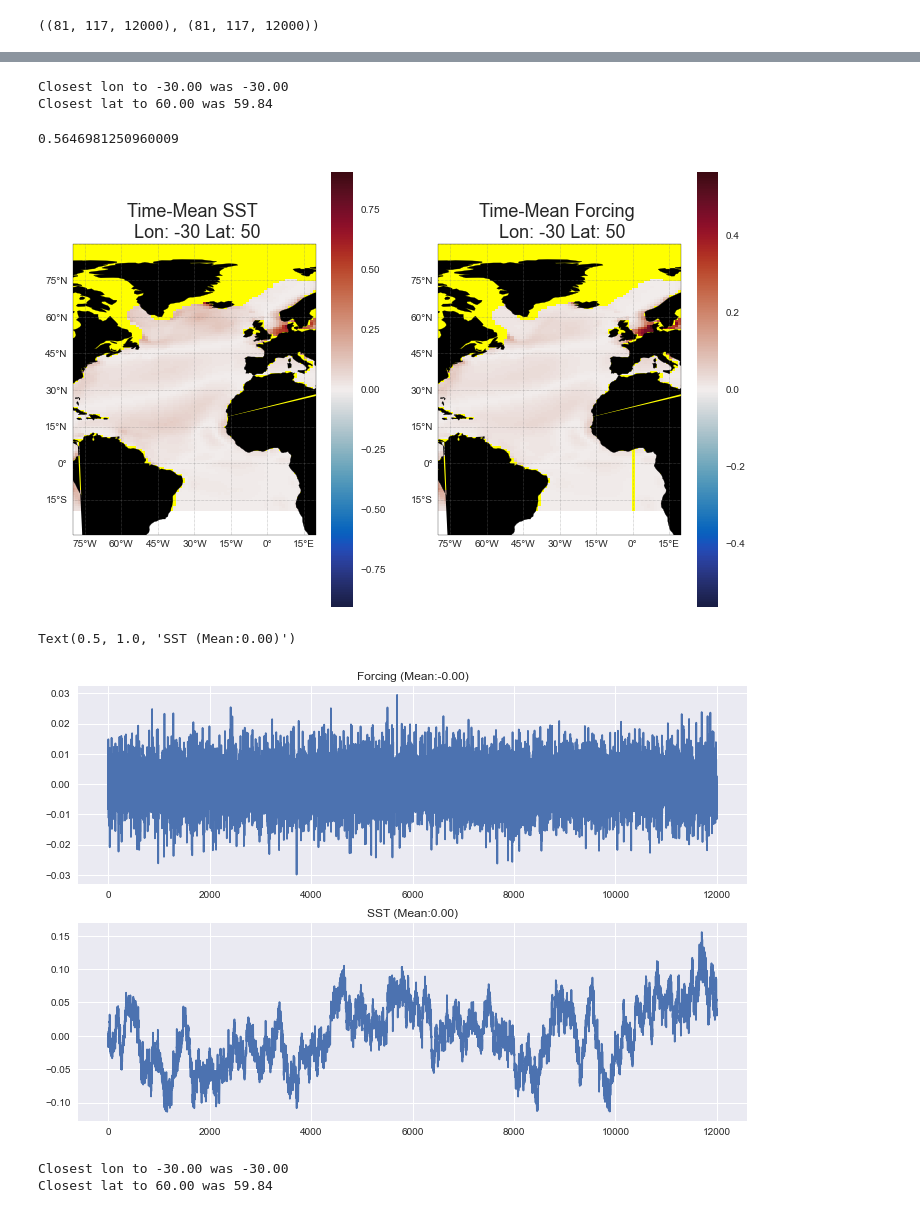
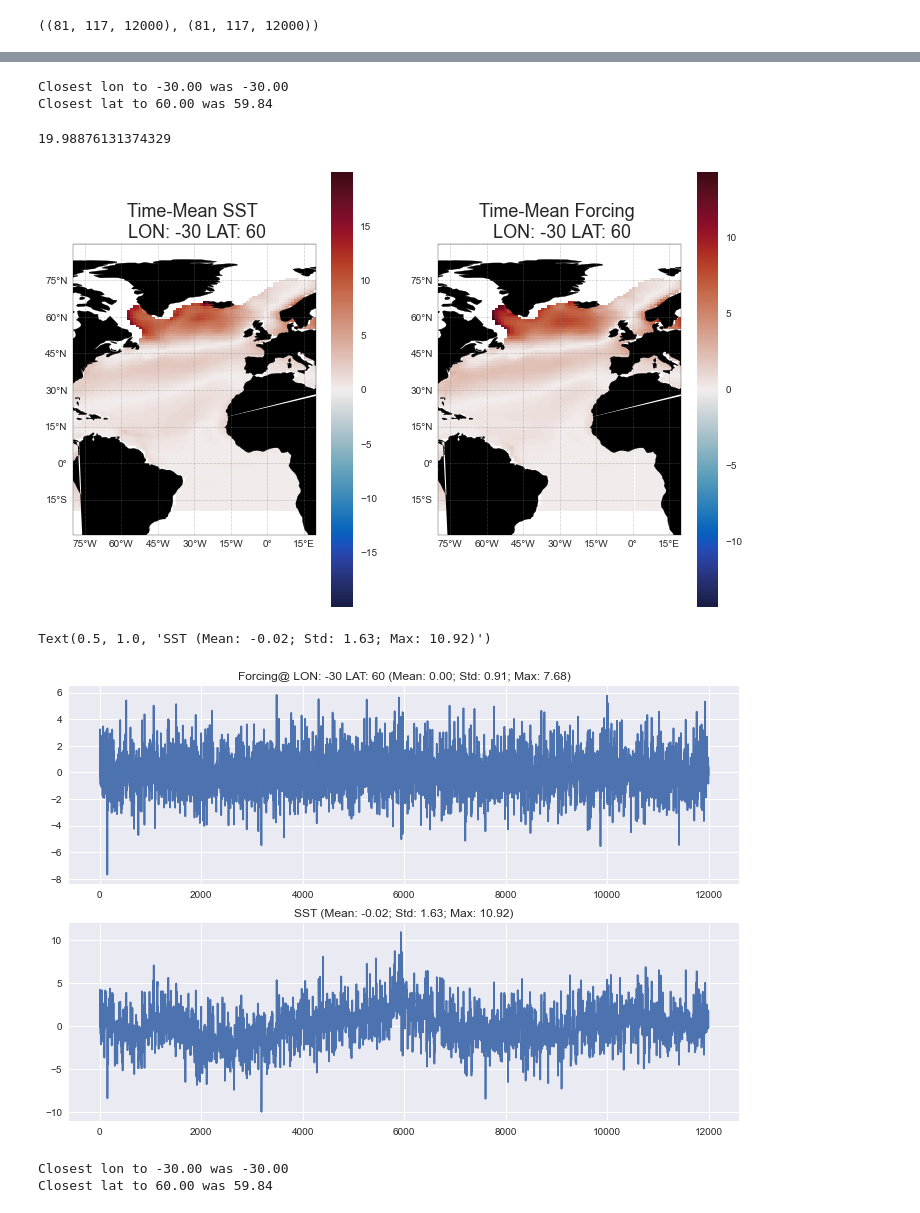
Before and after one commit to glennliu265/stochmod, a Jupyter notebook: explore_stochmod.ipynb, the cells around one changed output, grey strips where cells are left out. Saved outputs shown, nothing was run; the diff lists cells and outputs as text; code cells hidden in the pictures.

Commit message:
Updated explore_stochmod
Updated explore_stochmod to visualize the data, output by the edited stochmod_region code

```diff
--- a/explore_stochmod.ipynb
+++ b/explore_stochmod.ipynb
@@ -87,9 +90,12 @@ lonf    = -30
 latf    = 50
 
 # Experiment Settings
-entrain  = 1 # 0 = no entrain; 1 = entrain
-hvarmode = 2 # 0 = fixed mld ; 1 = max mld; 2 = clim mld
-funiform = 2 # 0 = nonuniform; 1 = uniform; 2 = NAO-like
+entrain  = 1     # 0 = no entrain; 1 = entrain
+hvarmode = 2     # 0 = fixed mld ; 1 = max mld; 2 = clim mld
+funiform = 2     # 0 = nonuniform; 1 = uniform; 2 = NAO-like
+nyrs     = 1000  # Number of years the experiment was run
+runid    = "000" # Run ID for white noise sequence
+
 
 # Autocorrelation Parameters
 kmon       = 2                 # Lag 0 base month
@@ -130,8 +136,18 @@ mld.shape,kprevall.shape
 ((288, 192, 12), (288, 192, 12))
 # %%
 # Load Experimental data
-sst = np.load(datpath+"stoch_output_1000yr_funiform%i_entrain%i_hvar%i.npy"%(funiform,entrain,hvarmode))
-forcing = np.load(datpath+"stoch_output_1000yr_funiform%i_Forcing.npy"%(funiform))
+if entrain == 1:
+    sst = np.load(datpath+"stoch_output_%iyr_funiform%i_entrain%i_run%s.npy"%(nyrs,funiform,entrain,runid))
+else:
+    sst = np.load(datpath+"stoch_output_%iyr_funiform%i_entrain%i_run%s.npy"%(nyrs,funiform,entrain,runid),allow_pickle=True)
+    sst = sst.item().get(hvarmode)
+
+
+# Load in Forcing
+forcing = np.load(datpath+"stoch_output_%iyr_funiform%i_run%s_Forcing.npy"%(nyrs,funiform,runid),allow_pickle=True)
+forcing = forcing.item().get(hvarmode)
+
+
 lonr = np.load(datpath+"lon.npy")
 latr = np.load(datpath+"lat.npy")
 
@@ -172,6 +188,8 @@ tmax = np.nanmax(np.abs(sstmean))
 
 latf=60
 lonf=-30
+loc_figtitle = "LON: %02d LAT: %02d" % (lonf,latf)
+
 
 klon,klat = find_latlon(lonf,latf,lonr,latr)
 
@@ -192,7 +210,7 @@ ax2 = axs[1]
 ax2 = init_map(bbox,ax=ax2)
 #pcm2 = ax2.contourf(lonr,latr,forcingmean,cint,cmap=cmbal)
 pcm2 = ax2.pcolormesh(lonr,latr,forcingmean,cmap=cmbal,vmin=-1*fmax,vmax=fmax)
-tar = ax2.plot(lonr[klon],latr[klat],marker="+",markersize=2,label="target",color="black")
+tar = ax2.plot(lonr[klon],latr[klat],marker="+",markersize=20,label="target",color="black")
 ax2.set_title("Time-Mean Forcing \n %s" % loc_figtitle,fontsize=18)
 plt.colorbar(pcm2,ax=ax2)
 # %% [output]
@@ -238,32 +256,38 @@ tar = ax2.plot(lonr[klon],latr[klat],marker="+",markersize=2,label="target",colo
 ax2.set_title("Time-Mean Forcing \n %s" % loc_figtitle,fontsize=18)
 plt.colorbar(pcm2,ax=ax2)
 
-fmax
+tmax
 # %% [output]
 Closest lon to -30.00 was -30.00
 Closest lat to 60.00 was 59.84
-0.5646981250960009
+19.98876131374329
-[figure, old version]
+[figure, new version]
 # %%
 # Plot Timeseries for that point
 fts = forcing[klon,klat,:]
 sstts = sst[klon,klat,:]
 
 tmean = np.nanmean(sstts)
 fmean = np.nanmean(fts)
+tstd  = np.nanstd(sstts)
+fstd  = np.nanstd(fts)
+tmax  = np.nanmax(np.abs(sstts))
+fmax  = np.nanmax(np.abs(fts))
+
+
 
 fig,ax = plt.subplots(2,1,figsize=(12,8))
 plt.style.use('seaborn')
 plt.subplot(2,1,1)
 plt.plot(fts)
-plt.title("Forcing (Mean:%.2f)"%(fmean))
+plt.title("Forcing@ %s (Mean: %.2f; Std: %.2f; Max: %.2f)"%(loc_figtitle,fmean,fstd,fmax))
 
 plt.subplot(2,1,2)
 plt.plot(sstts)
-plt.title("SST (Mean:%.2f)"%(tmean))
+plt.title("SST (Mean: %.2f; Std: %.2f; Max: %.2f)"%(tmean,tstd,tmax))
 # %% [output]
-Text(0.5, 1.0, 'SST (Mean:0.00)')
+Text(0.5, 1.0, 'SST (Mean: -0.02; Std: 1.63; Max: 10.92)')
-[figure, old version]
+[figure, new version]
 # %%
 # Plot MLD and Damping For the same term
 
```
Also changed, not shown: parts of 2 cells of this notebook.
